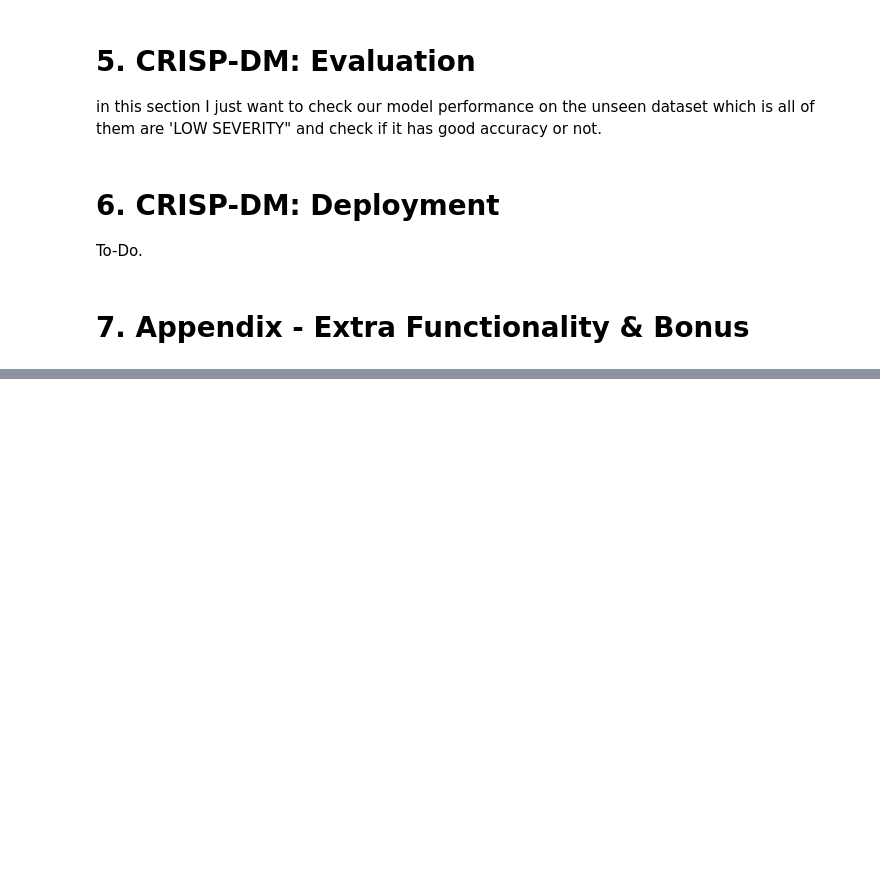
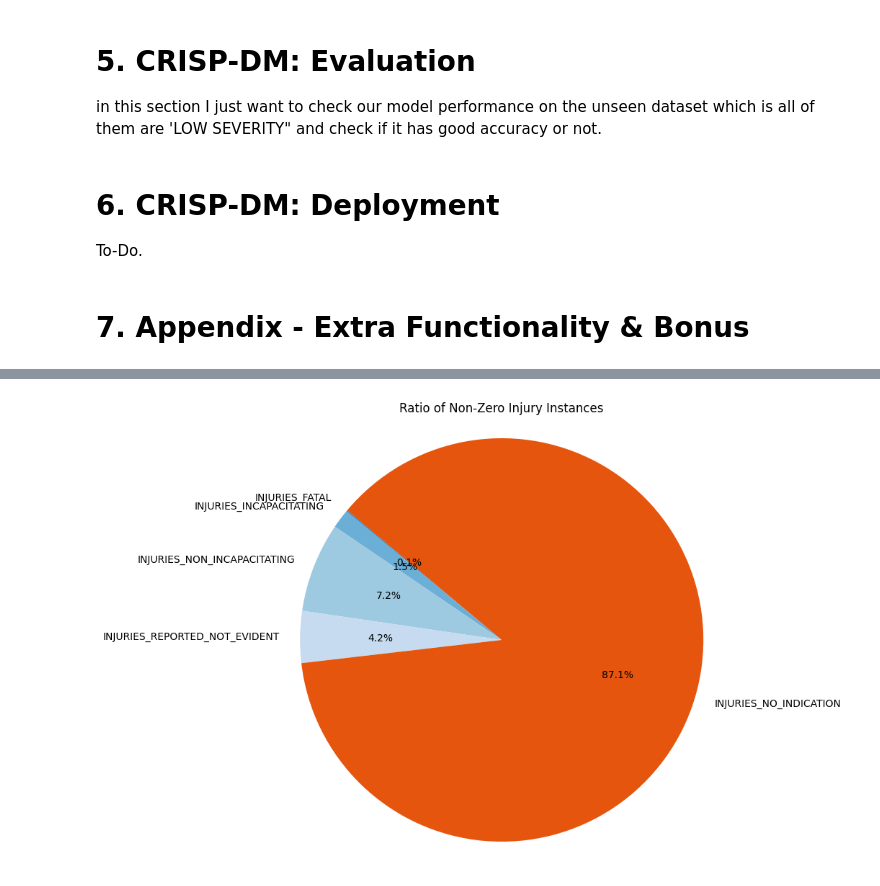
Before and after one commit to mm-khiet/project_dal, a Jupyter notebook: injury_prediction.ipynb, the cells around one changed output, grey strips where cells are left out. Drawn from its saved outputs; the diff is of its cells as text; code cells hidden in the pictures; blank space fills up the shorter version.

```diff
--- a/injury_prediction.ipynb
+++ b/injury_prediction.ipynb
@@ -977,9 +1159,9 @@ LOCATION is the pair of values of LONGITUDE and LATITUDE, we choose to drop it d
 
 </span>
 # %%
-# x.y. Drop Duplicated features
+# 3.3. Drop CRASH_ID - ID column
 
-df_drop_crash_record = df_drop_location.copy()
+df_drop_crash_record = df_imputation_missing.copy()
 df_drop_crash_record = df_drop_crash_record.drop('CRASH_RECORD_ID', axis=1)
 # %% [markdown]
 <span style="color:cyan">
@@ -1103,10 +1358,11 @@ Please refer to the outliers section report in the Data Understanding section.
 # %%
-# 3.4. Consistency - Invalid formats / Ranges
+# 3.6. Feature Egnineering - Extract Date Infromation
 
-df_cleaned = df_clean_outliers.copy()
+df_date_info = df_outliers.copy()
 
 # Convert CRASH_DATE to datetime
-df_cleaned['CRASH_DATE'] = pd.to_datetime(df_cleaned['CRASH_DATE'])
+df_date_info['CRASH_DATE'] = pd.to_datetime(df_date_info['CRASH_DATE'])
 
 # Extract components from CRASH_DATE
-df_cleaned['YEAR'] = df_cleaned['CRASH_DATE'].dt.year
+df_date_info['YEAR'] = df_date_info['CRASH_DATE'].dt.year
+df_date_info['DAY'] = df_date_info['CRASH_DATE'].dt.day
@@ -1115,0 +1383,5 @@ df.shape
+# %%
+df_cleaned = df_date_info.copy()
+
+print(f"Shape Before Preprocessing: {df.shape}")
+print(f"Shape After  Preprocessing: {df_cleaned.shape}")
@@ -1431,3 +1744,31 @@ calculate_ratio_between_two_classes(df_for_insights, 'INJURIES_REPORTED_NOT_EVID
+# %%
+import matplotlib.pyplot as plt
+
+# Calculate the number of instances greater than zero for each injury type
+injury_types = [
+    'INJURIES_FATAL',
+    'INJURIES_INCAPACITATING',
+    'INJURIES_NON_INCAPACITATING',
+    'INJURIES_REPORTED_NOT_EVIDENT',
+    'INJURIES_NO_INDICATION'
+]
+injury_counts = {injury: (df_for_insights[injury] > 0).sum() for injury in injury_types}
+
+# Create labels and sizes for the pie chart
+labels = injury_counts.keys()
+sizes = injury_counts.values()
+colors = plt.cm.tab20c.colors  # Using a color map that has distinct colors for each category
+
+# Plotting the pie chart
+plt.figure(figsize=(10, 8))
+plt.pie(sizes, labels=labels, colors=colors, autopct='%1.1f%%', startangle=140)
+plt.axis('equal')  # Equal aspect ratio ensures that pie chart is drawn as a circle
+plt.title('Ratio of Non-Zero Injury Instances')
+
+# Show the pie chart
+plt.show()
+# %% [output]
+[figure, added]
 # %%
 # Calculate the total sum for each injury category
 total_fatal = df_for_insights['INJURIES_FATAL'].sum()
```
Also changed, not shown: parts of 53 cells of this notebook.
